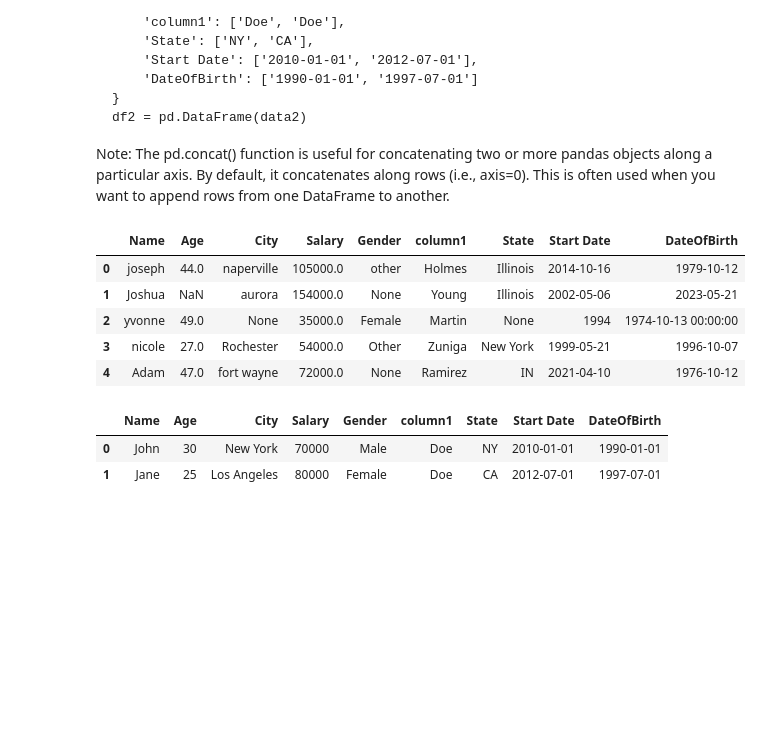
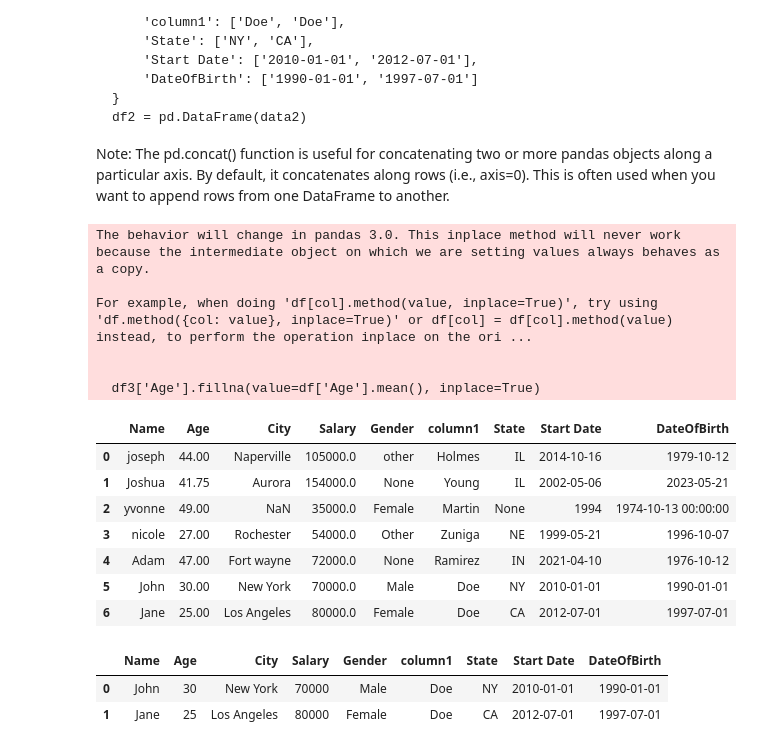
Before and after one commit to 505226/intro-to-python-pandas, a Jupyter notebook: 04-1 Introduction to Python Pandas.ipynb, the cells around one changed output. Saved outputs shown, nothing was run; the diff lists cells and outputs as text; code cells hidden in the pictures; blank space fills up the shorter version.

Commit message:
Completed tasks 1-3, Started 4.

```diff
--- a/04-1 Introduction to Python Pandas.ipynb
+++ b/04-1 Introduction to Python Pandas.ipynb
@@ -590,29 +590,59 @@ Note: The pd.concat() function is useful for concatenating two or more pandas ob
 # %%
 import pandas as pd
 
 # Define the dataframe 1
 data = {
     'Name': ['joseph', 'Joshua', 'yvonne', 'nicole', 'Adam'],
     'Age': [44.0, None, 49.0, 27.0, 47.0],
     'City': ['naperville', 'aurora', None, 'Rochester', 'fort wayne'],
     'Salary': [105000.0, 154000.0, 35000.0, 54000.0, 72000.0],
     'Gender': ['other', None, 'Female', 'Other', None],
     'column1': ['Holmes', 'Young', 'Martin', 'Zuniga', 'Ramirez'],
     'State': ['Illinois', 'Illinois', None, 'New York', 'IN'],
     'Start Date': ['2014-10-16', '2002-05-06', '1994', '1999-05-21', '2021-04-10'],
     'DateOfBirth': ['1979-10-12', '2023-05-21', '1974-10-13 00:00:00', '1996-10-07', '1976-10-12']
 }
 
+data2 = {
+    'Name': ['John', 'Jane'],
+    'Age': [30, 25],
+    'City': ['New York', 'Los Angeles'],
+    'Salary': [70000, 80000],
+    'Gender': ['Male', 'Female'],
+    'column1': ['Doe', 'Doe'],
+    'State': ['NY', 'CA'],
+    'Start Date': ['2010-01-01', '2012-07-01'],
+    'DateOfBirth': ['1990-01-01', '1997-07-01']
+}
+
 # Convert the dictionary into a DataFrame
 df = pd.DataFrame(data)
-df
+df2 = pd.DataFrame(data2)
+df3 = pd.concat([df, df2])
+df3 = df3.reset_index()
+df3.drop(['index'], axis=1, inplace=True)
+
+df3['Age'].fillna(value=df['Age'].mean(), inplace=True)
+
+df3['City'] = df3['City'].str[:1].str.upper() + df3['City'].str[1:]
+df3['State'] = df3['State'].str[:2].str.upper()
+
+df3
 # %% [output]
+The behavior will change in pandas 3.0. This inplace method will never work because the intermediate object on which we are setting values always behaves as a copy.
+
+For example, when doing 'df[col].method(value, inplace=True)', try using 'df.method({col: value}, inplace=True)' or df[col] = df[col].method(value) instead, to perform the operation inplace on the ori ...
+
+
+  df3['Age'].fillna(value=df['Age'].mean(), inplace=True)
 |  | Name | Age | City | Salary | Gender | column1 | State | Start Date | DateOfBirth |
-| 0 | joseph | 44.0 | naperville | 105000.0 | other | Holmes | Illinois | 2014-10-16 | 1979-10-12 |
-| 1 | Joshua | NaN | aurora | 154000.0 | None | Young | Illinois | 2002-05-06 | 2023-05-21 |
-| 2 | yvonne | 49.0 | None | 35000.0 | Female | Martin | None | 1994 | 1974-10-13 00:00:00 |
-| 3 | nicole | 27.0 | Rochester | 54000.0 | Other | Zuniga | New York | 1999-05-21 | 1996-10-07 |
-| 4 | Adam | 47.0 | fort wayne | 72000.0 | None | Ramirez | IN | 2021-04-10 | 1976-10-12 |
+| 0 | joseph | 44.00 | Naperville | 105000.0 | other | Holmes | IL | 2014-10-16 | 1979-10-12 |
+| 1 | Joshua | 41.75 | Aurora | 154000.0 | None | Young | IL | 2002-05-06 | 2023-05-21 |
+| 2 | yvonne | 49.00 | NaN | 35000.0 | Female | Martin | None | 1994 | 1974-10-13 00:00:00 |
+| 3 | nicole | 27.00 | Rochester | 54000.0 | Other | Zuniga | NE | 1999-05-21 | 1996-10-07 |
+| 4 | Adam | 47.00 | Fort wayne | 72000.0 | None | Ramirez | IN | 2021-04-10 | 1976-10-12 |
+| 5 | John | 30.00 | New York | 70000.0 | Male | Doe | NY | 2010-01-01 | 1990-01-01 |
+| 6 | Jane | 25.00 | Los Angeles | 80000.0 | Female | Doe | CA | 2012-07-01 | 1997-07-01 |
 # %%
 # Creating a second DataFrame
 data2 = {
```
